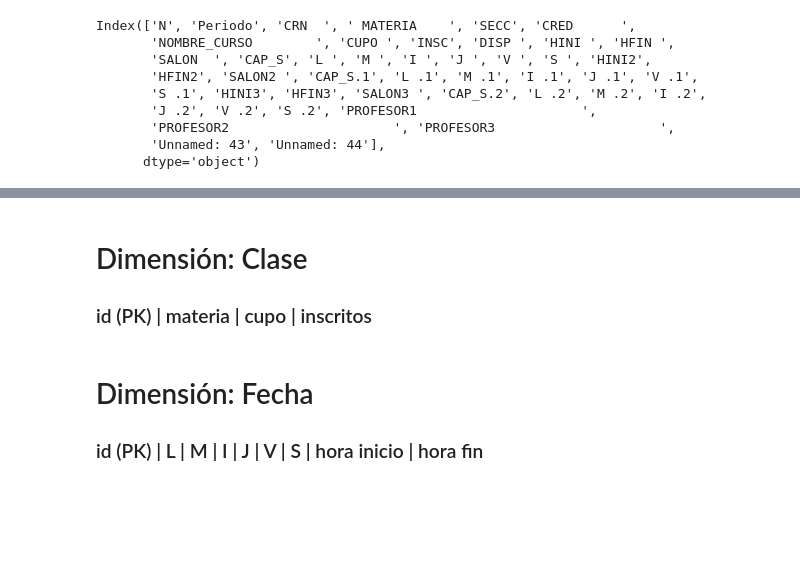
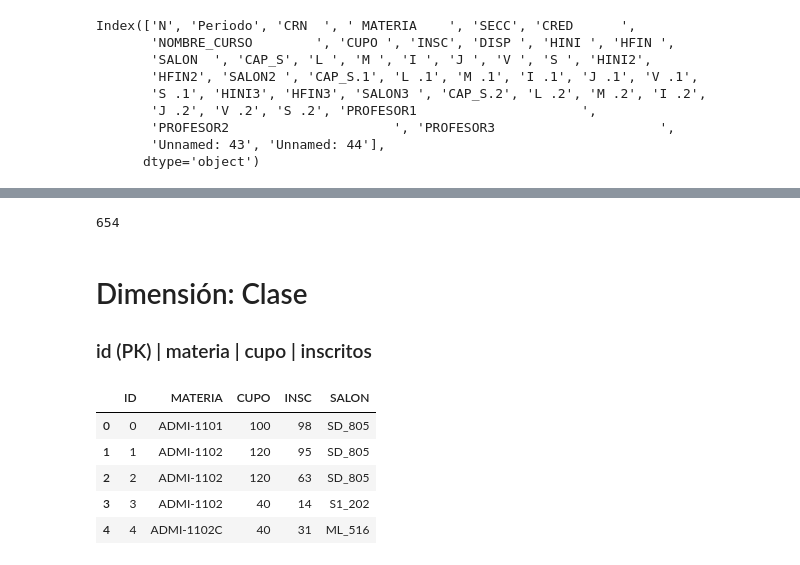
Before and after one commit to lshernandez10/bi-AdmisionesyRegistro, a Jupyter notebook: Profiling.ipynb, the cells around one changed output, grey strips where cells are left out. Saved outputs shown, nothing was run; the diff lists cells and outputs as text; code cells hidden in the pictures; blank space fills up the shorter version.

```diff
--- a/Profiling.ipynb
+++ b/Profiling.ipynb
@@ -321,0 +336,18 @@ CP
+# %%
+salones_3 = df_cartelera_2016['SALON3 ']
+
+for i in range(len(salones_3)):
+    if str(salones_3[i]) != 'nan' and str(salones_3[i]) != '----':
+        df_cartelera_2016 = df_cartelera_2016.append([{' MATERIA    ':df_cartelera_2016[' MATERIA    '][i],
+                                                       'CUPO ':df_cartelera_2016['CUPO '][i],
+                                                       'INSC':df_cartelera_2016['INSC'][i],
+                                                       'HINI ':df_cartelera_2016['HINI3'][i],
+                                                       'HFIN ':df_cartelera_2016['HFIN3'][i],
+                                                       'SALON  ':df_cartelera_2016['SALON3 '][i],
+                                                       'L ':df_cartelera_2016['L .2'][i],
+                                                       'M ':df_cartelera_2016['M .2'][i],
+                                                       'I ':df_cartelera_2016['I .2'][i],
+                                                       'J ':df_cartelera_2016['J .2'][i],
+                                                       'V ':df_cartelera_2016['V .2'][i],
+                                                       'S ':df_cartelera_2016['S .2'][i]
+                                                      }], ignore_index=True)
@@ -321,0 +387,6 @@ CP
+# %%
+salones = []
+for i in range(len(df_cartelera_2016)):
+    salones.append(df_cartelera_2016['SALON  '][i].strip())
+
+df_cartelera_2016['SALON  '] = salones
@@ -321,0 +396,3 @@ CP
+# %%
+df_cartelera_2016['ID'] = df_cartelera_2016.index
+# df_cartelera_2016 = df_cartelera_2016[['ID', ' MATERIA    ', 'CUPO ', 'INSC', 'SALON  ', 'HINI ', 'HFIN ', 'L ', 'M ', 'I ', 'J ', 'V ', 'S ']]
@@ -322,6 +456,7 @@ CP
+# %%
+len(df_franja_horaria)
+# %% [output]
+654
 # %% [markdown]
 # Dimensión: Clase
 ### id (PK) | materia | cupo | inscritos
-# %% [markdown]
-# Dimensión: Fecha
-### id (PK) |  L | M | I | J | V | S | hora  inicio | hora fin
@@ -327,0 +465,9 @@ CP
+# %%
+df_cartelera_2016.head()
+# %% [output]
+|  | ID | MATERIA | CUPO | INSC | SALON |
+| 0 | 0 | ADMI-1101 | 100 | 98 | SD_805 |
+| 1 | 1 | ADMI-1102 | 120 | 95 | SD_805 |
+| 2 | 2 | ADMI-1102 | 120 | 63 | SD_805 |
+| 3 | 3 | ADMI-1102 | 40 | 14 | S1_202 |
+| 4 | 4 | ADMI-1102C | 40 | 31 | ML_516 |
```
Also changed, not shown: parts of 50 cells of this notebook, 2 other files.
